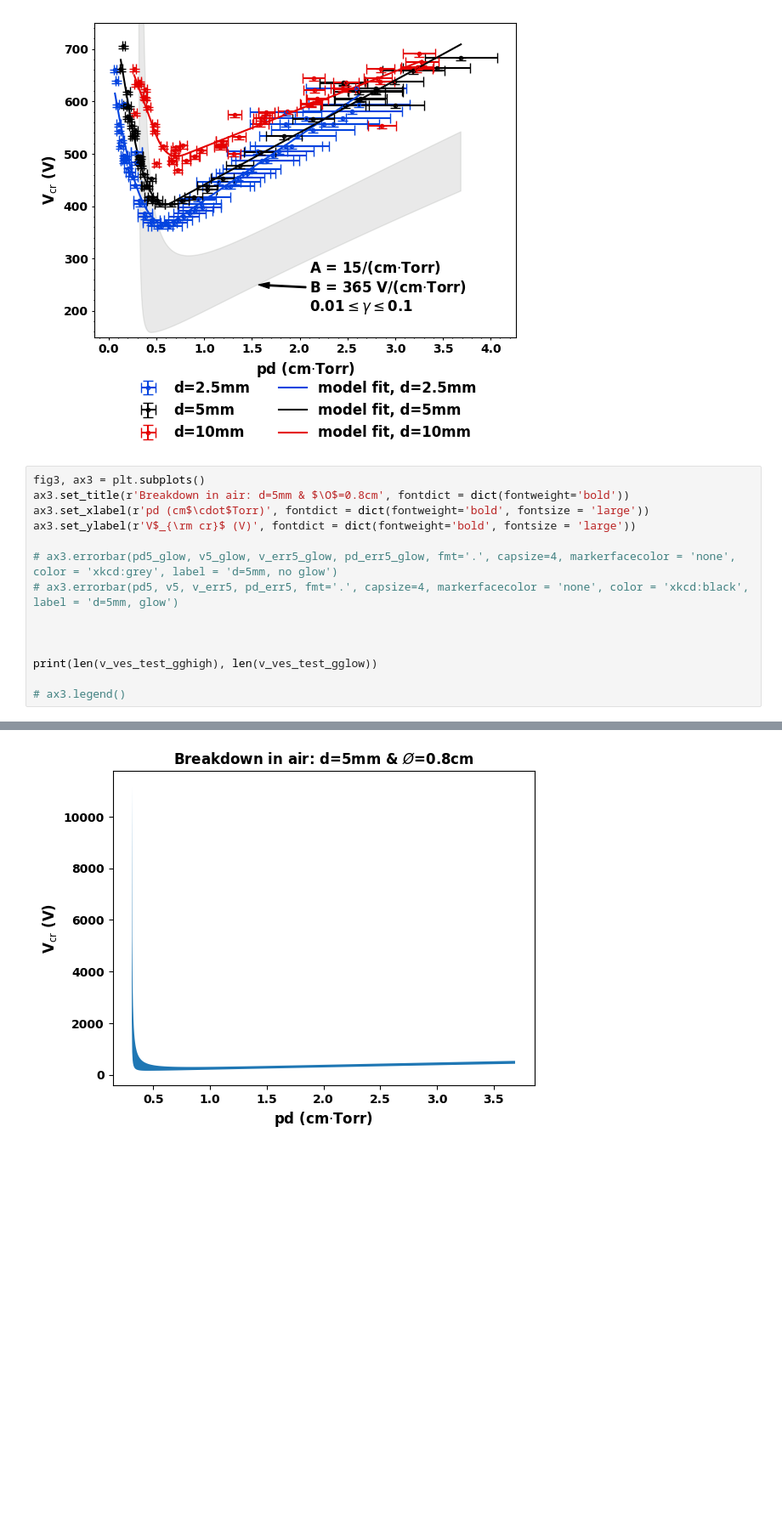
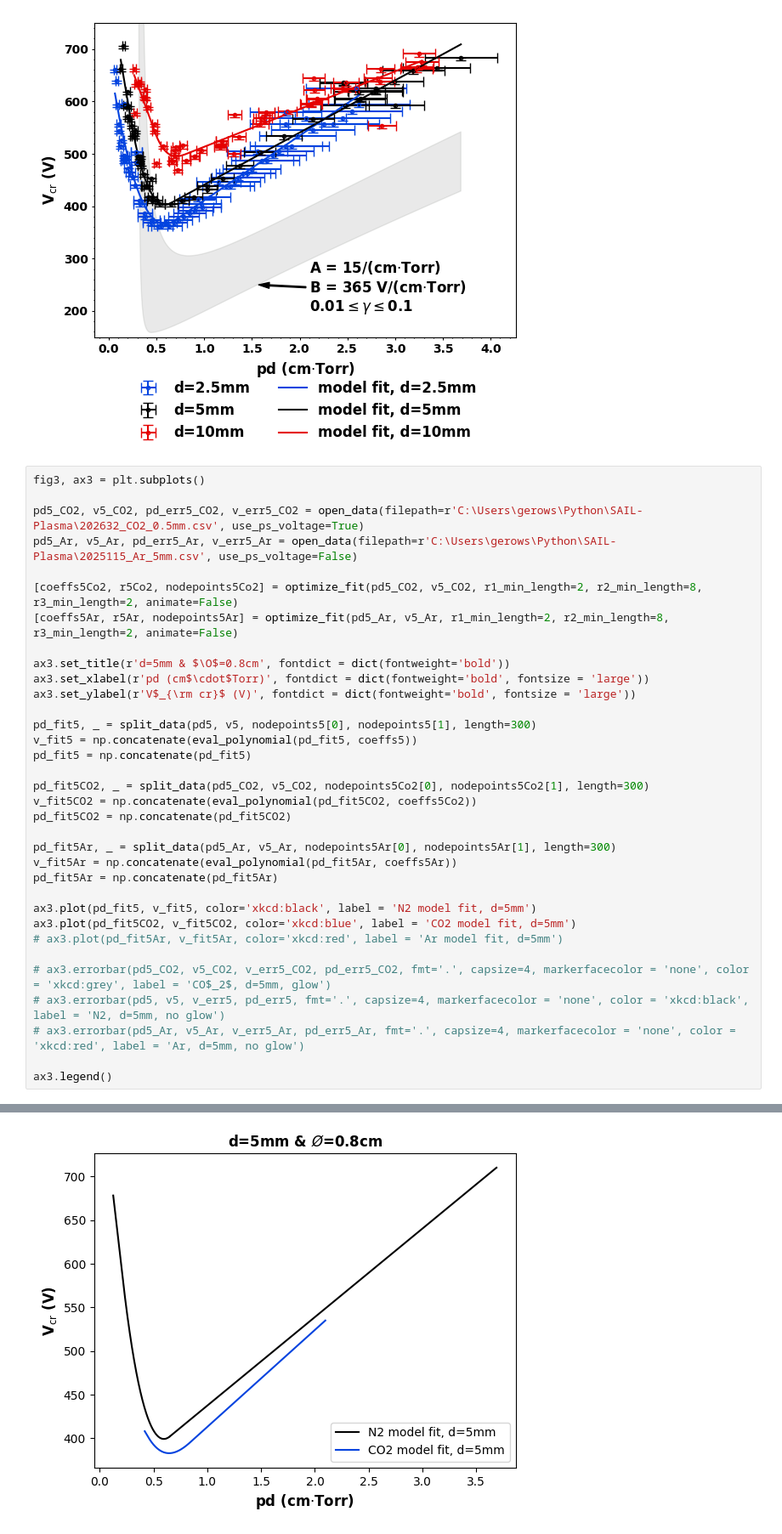
Before and after one commit to s-gerow/SAIL-Plasma, a Jupyter notebook: BeAMED/Test Scripts/FAS_analysis.ipynb, the cells around one changed output, grey strips where cells are left out. Shown at 85% size. Cells and saved outputs as stored; diff of their text form; blank space fills up the shorter version.

```diff
--- a/BeAMED/Test Scripts/FAS_analysis.ipynb
+++ b/BeAMED/Test Scripts/FAS_analysis.ipynb
@@ -194,16 +193,36 @@ fig2.savefig('./Beamed_data_11102025/se_new.svg', transparent=True)
 [figure]
 # %%
 fig3, ax3 = plt.subplots()
-ax3.set_title(r'Breakdown in air: d=5mm & $\O$=0.8cm', fontdict = dict(fontweight='bold'))
+
+pd5_CO2, v5_CO2, pd_err5_CO2, v_err5_CO2 = open_data(filepath=r'C:\Users\gerows\Python\SAIL-Plasma\202632_CO2_0.5mm.csv', use_ps_voltage=True)
+pd5_Ar, v5_Ar, pd_err5_Ar, v_err5_Ar = open_data(filepath=r'C:\Users\gerows\Python\SAIL-Plasma\2025115_Ar_5mm.csv', use_ps_voltage=False)
+
+[coeffs5Co2, r5Co2, nodepoints5Co2] = optimize_fit(pd5_CO2, v5_CO2, r1_min_length=2, r2_min_length=8, r3_min_length=2, animate=False)
+[coeffs5Ar, r5Ar, nodepoints5Ar] = optimize_fit(pd5_Ar, v5_Ar, r1_min_length=2, r2_min_length=8, r3_min_length=2, animate=False)
+
+ax3.set_title(r'd=5mm & $\O$=0.8cm', fontdict = dict(fontweight='bold'))
 ax3.set_xlabel(r'pd (cm$\cdot$Torr)', fontdict = dict(fontweight='bold', fontsize = 'large'))
 ax3.set_ylabel(r'V$_{\rm cr}$ (V)', fontdict = dict(fontweight='bold', fontsize = 'large'))
 
-# ax3.errorbar(pd5_glow, v5_glow, v_err5_glow, pd_err5_glow, fmt='.', capsize=4, markerfacecolor = 'none', color = 'xkcd:grey', label = 'd=5mm, no glow')
-# ax3.errorbar(pd5, v5, v_err5, pd_err5, fmt='.', capsize=4, markerfacecolor = 'none', color = 'xkcd:black', label = 'd=5mm, glow')
+pd_fit5, _ = split_data(pd5, v5, nodepoints5[0], nodepoints5[1], length=300)
+v_fit5 = np.concatenate(eval_polynomial(pd_fit5, coeffs5))
+pd_fit5 = np.concatenate(pd_fit5)
 
+pd_fit5CO2, _ = split_data(pd5_CO2, v5_CO2, nodepoints5Co2[0], nodepoints5Co2[1], length=300)
+v_fit5CO2 = np.concatenate(eval_polynomial(pd_fit5CO2, coeffs5Co2))
+pd_fit5CO2 = np.concatenate(pd_fit5CO2)
 
+pd_fit5Ar, _ = split_data(pd5_Ar, v5_Ar, nodepoints5Ar[0], nodepoints5Ar[1], length=300)
+v_fit5Ar = np.concatenate(eval_polynomial(pd_fit5Ar, coeffs5Ar))
+pd_fit5Ar = np.concatenate(pd_fit5Ar)
 
-print(len(v_ves_test_gghigh), len(v_ves_test_gglow))
+ax3.plot(pd_fit5, v_fit5, color='xkcd:black', label = 'N2 model fit, d=5mm')
+ax3.plot(pd_fit5CO2, v_fit5CO2, color='xkcd:blue', label = 'CO2 model fit, d=5mm')
+# ax3.plot(pd_fit5Ar, v_fit5Ar, color='xkcd:red', label = 'Ar model fit, d=5mm')
 
-# ax3.legend()
+# ax3.errorbar(pd5_CO2, v5_CO2, v_err5_CO2, pd_err5_CO2, fmt='.', capsize=4, markerfacecolor = 'none', color = 'xkcd:grey', label = 'CO$_2$, d=5mm, glow')
+# ax3.errorbar(pd5, v5, v_err5, pd_err5, fmt='.', capsize=4, markerfacecolor = 'none', color = 'xkcd:black', label = 'N2, d=5mm, no glow')
+# ax3.errorbar(pd5_Ar, v5_Ar, v_err5_Ar, pd_err5_Ar, fmt='.', capsize=4, markerfacecolor = 'none', color = 'xkcd:red', label = 'Ar, d=5mm, no glow')
+
+ax3.legend()
 # %% [output]
@@ -211 +232 @@ print(len(v_ves_test_gghigh), len(v_ves_test_gglow))
-[figure, old version]
+[figure, new version]
```
Also changed, not shown: parts of 3 cells of this notebook.
